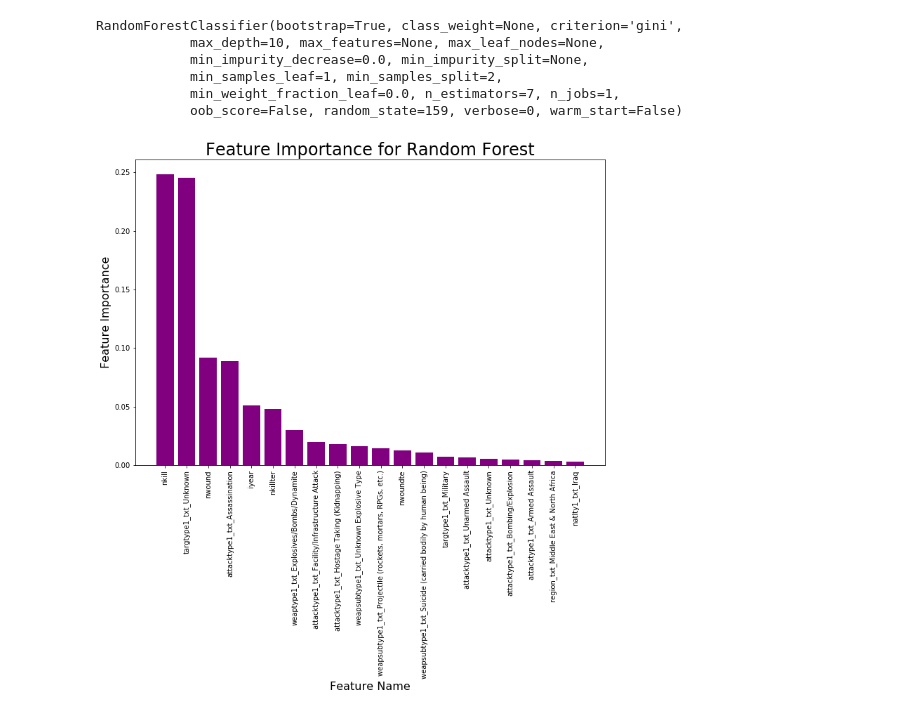
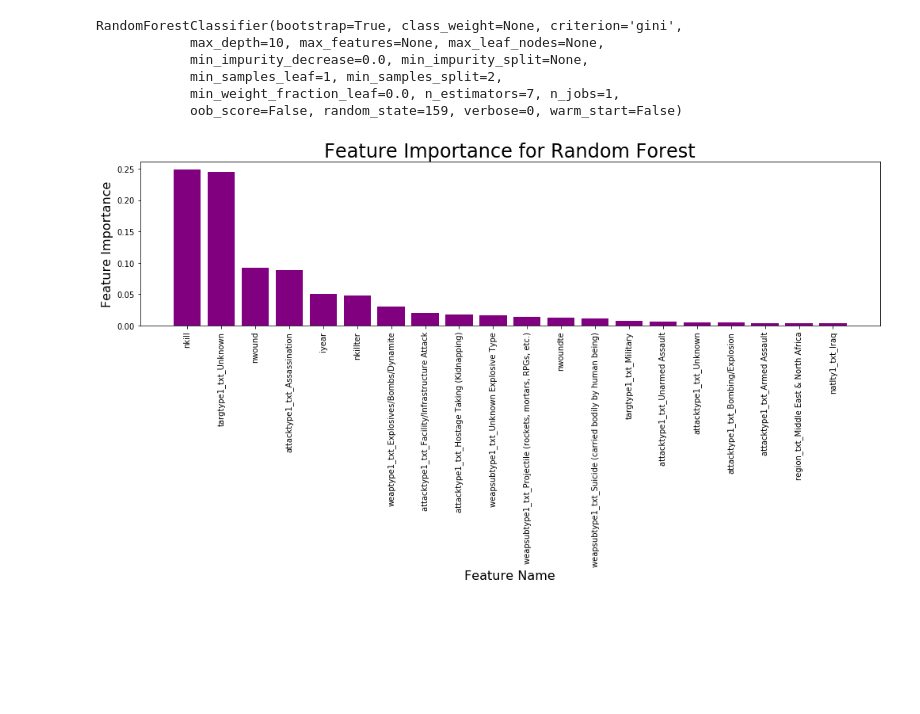
Before and after one commit to jacobakh/ML4CT, a Jupyter notebook: counter_terrorism_random_forest.ipynb, the cells around one changed output. Saved outputs shown, nothing was run; the diff lists cells and outputs as text; code cells hidden in the pictures; blank space fills up the shorter version.

Commit message:
finalized nb2 and random forest

```diff
--- a/counter_terrorism_random_forest.ipynb
+++ b/counter_terrorism_random_forest.ipynb
@@ -152,16 +152,17 @@ features_by_importance = sorted(feature_weight_dict, key=feature_weight_dict.get
 # %%
 #plot the features
 num_features = 20
-plt.figure(figsize=(12, 8))
+plt.figure(figsize=(14, 8))
 plt.title('Feature Importance for Random Forest', fontsize=24)
 feature_importances = [feature_weight_dict[key] for key in features_by_importance[:num_features]]
 plt.bar(range(num_features), feature_importances,
        color='purple', align='center')
 plt.xticks(range(num_features), features_by_importance[:num_features])
 plt.xticks(rotation=90)
 plt.xlabel('Feature Name', fontsize=16)
 plt.ylabel('Feature Importance', fontsize=16)
-plt.savefig('random_forest_feature_importance.png')
+plt.tight_layout()
+plt.savefig('figures/random_forest_feature_importance.png')
 plt.show();
 # %% [output]
-[figure, old version]
+[figure, new version]
```
Also changed, not shown: parts of 4 cells of this notebook, 12 other files.
